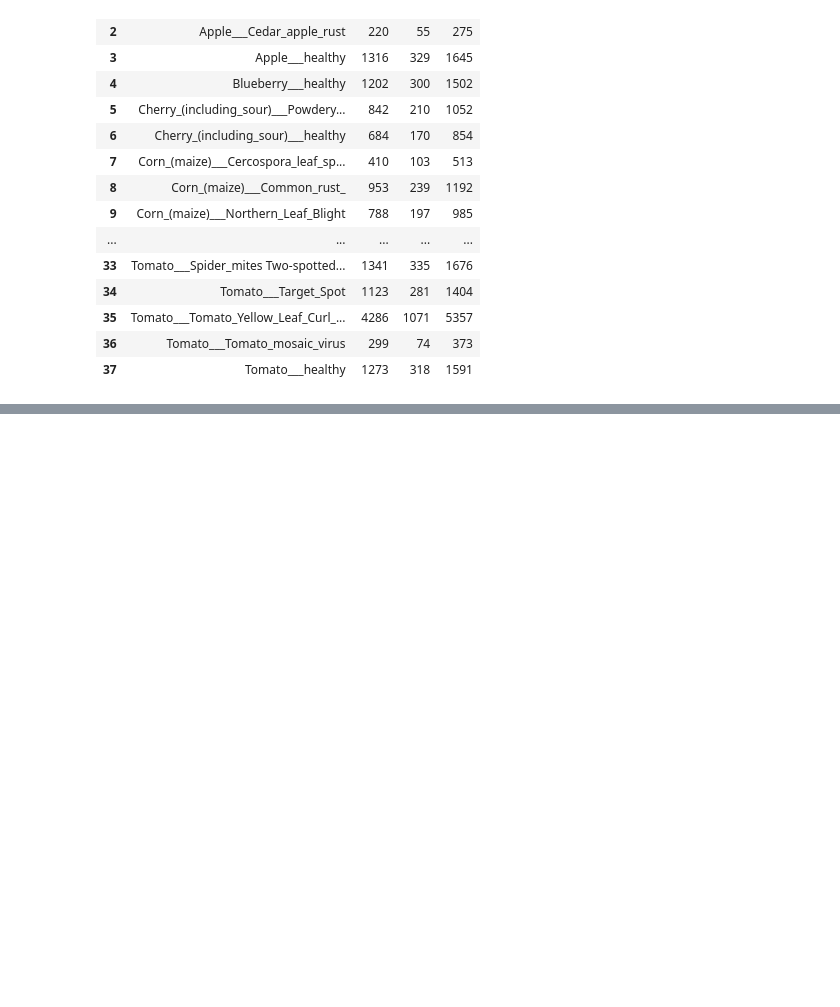
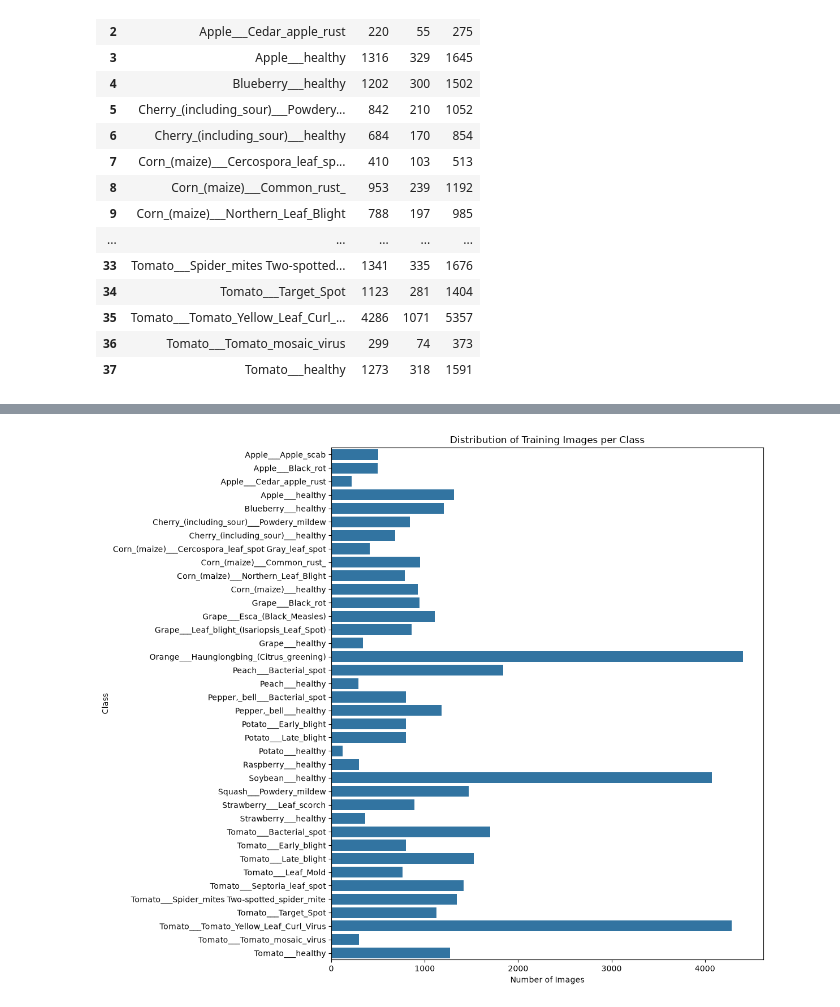
Before and after one commit to BertoPurba/PlantDiseaseDetection, a Jupyter notebook: notebooks/01_eda.ipynb, the cells around one changed output, grey strips where cells are left out. Saved outputs shown, nothing was run; the diff lists cells and outputs as text; code cells hidden in the pictures; blank space fills up the shorter version.

```diff
--- a/notebooks/01_eda.ipynb
+++ b/notebooks/01_eda.ipynb
@@ -103,0 +132,17 @@ df_counts
+# %%
+plt.figure(figsize=(12, 10))
+
+sns.barplot(
+    data=df_counts,
+    x="train",
+    y="class"
+)
+
+plt.title("Distribution of Training Images per Class")
+plt.xlabel("Number of Images")
+plt.ylabel("Class")
+
+plt.tight_layout()
+plt.show()
+# %% [output]
+[figure, added]
```
Also changed, not shown: parts of 17 cells of this notebook.
